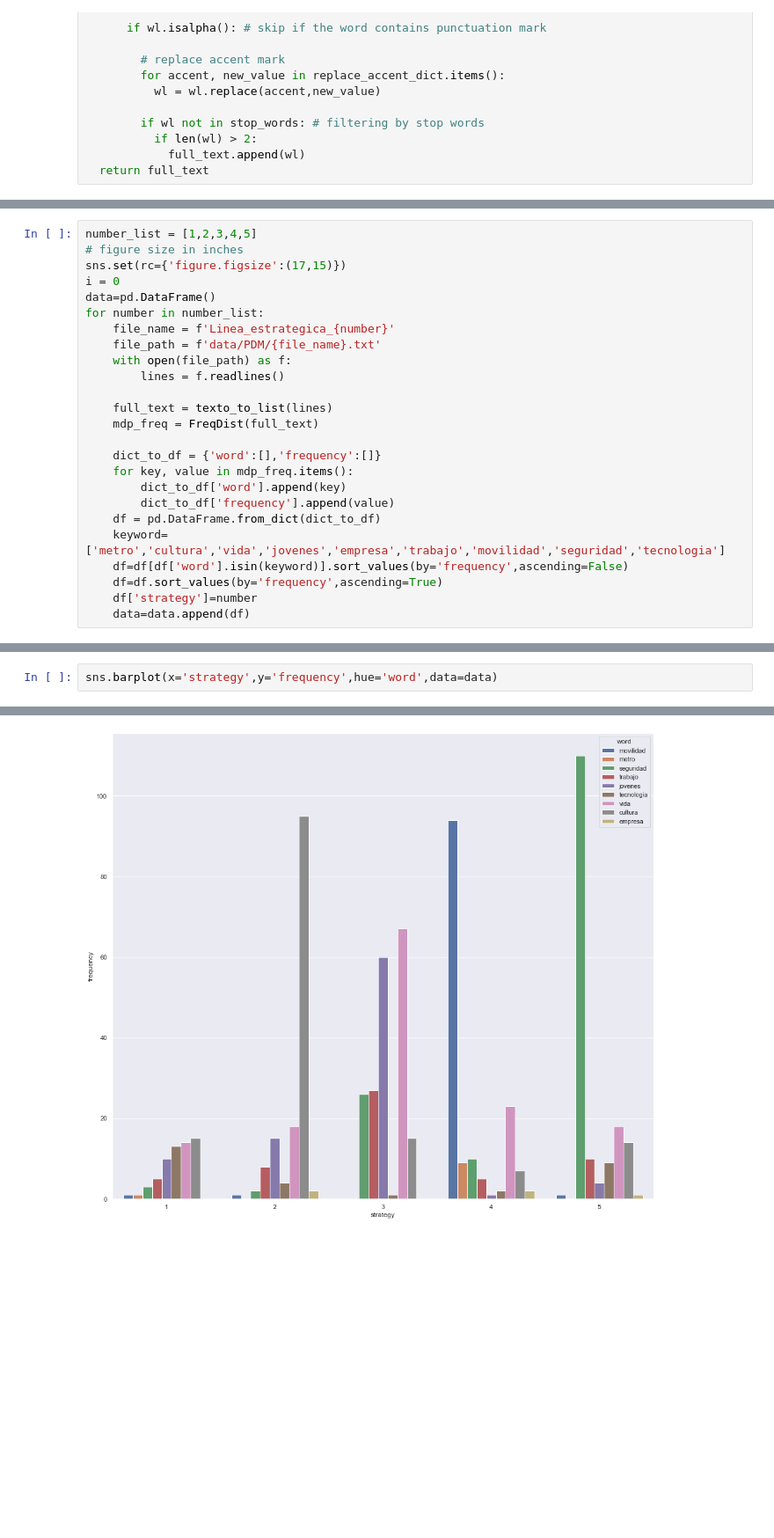
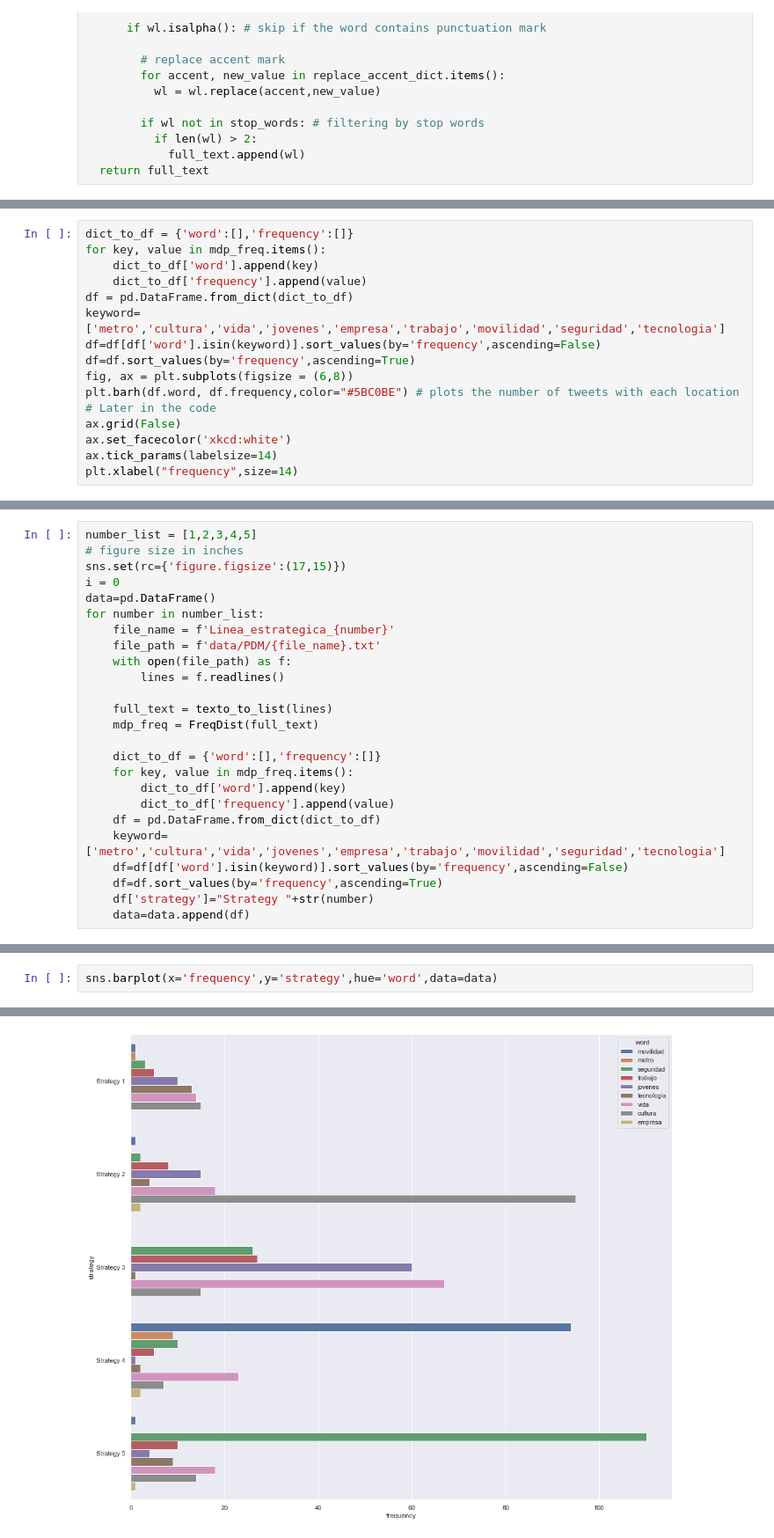
Before and after one commit to GDLPLearning/Sentiment-Analysis-for-the-MDP, a Jupyter notebook: notebooks/Exploratory/4-data-preparation.ipynb, the cells around one changed output, grey strips where cells are left out. Shown at 88% size. Cells and saved outputs as stored; diff of their text form; blank space fills up the shorter version.

```diff
--- a/notebooks/Exploratory/4-data-preparation.ipynb
+++ b/notebooks/Exploratory/4-data-preparation.ipynb
@@ -554,0 +555,16 @@ plot_word_cloud(char_mask, mdp_freq)
+# %%
+dict_to_df = {'word':[],'frequency':[]}
+for key, value in mdp_freq.items():
+    dict_to_df['word'].append(key)
+    dict_to_df['frequency'].append(value)
+df = pd.DataFrame.from_dict(dict_to_df)
+keyword=['metro','cultura','vida','jovenes','empresa','trabajo','movilidad','seguridad','tecnologia']
+df=df[df['word'].isin(keyword)].sort_values(by='frequency',ascending=False)
+df=df.sort_values(by='frequency',ascending=True)
+fig, ax = plt.subplots(figsize = (6,8))
+plt.barh(df.word, df.frequency,color="#5BC0BE") # plots the number of tweets with each location
+# Later in the code
+ax.grid(False)
+ax.set_facecolor('xkcd:white')
+ax.tick_params(labelsize=14)
+plt.xlabel("frequency",size=14)
@@ -696,7 +715,7 @@ for number in number_list:
     keyword=['metro','cultura','vida','jovenes','empresa','trabajo','movilidad','seguridad','tecnologia']
     df=df[df['word'].isin(keyword)].sort_values(by='frequency',ascending=False)
     df=df.sort_values(by='frequency',ascending=True)
-    df['strategy']=number
+    df['strategy']="Strategy "+str(number)
     data=data.append(df)
 # %%
 data
@@ -721,3 +740,3 @@ data
 # %%
-sns.barplot(x='strategy',y='frequency',hue='word',data=data)
+sns.barplot(x='frequency',y='strategy',hue='word',data=data)
 # %% [output]
@@ -725 +744 @@ sns.barplot(x='strategy',y='frequency',hue='word',data=data)
-[figure, old version]
+[figure, new version]
```
Also changed, not shown: parts of 4 cells of this notebook, 1 other file.
